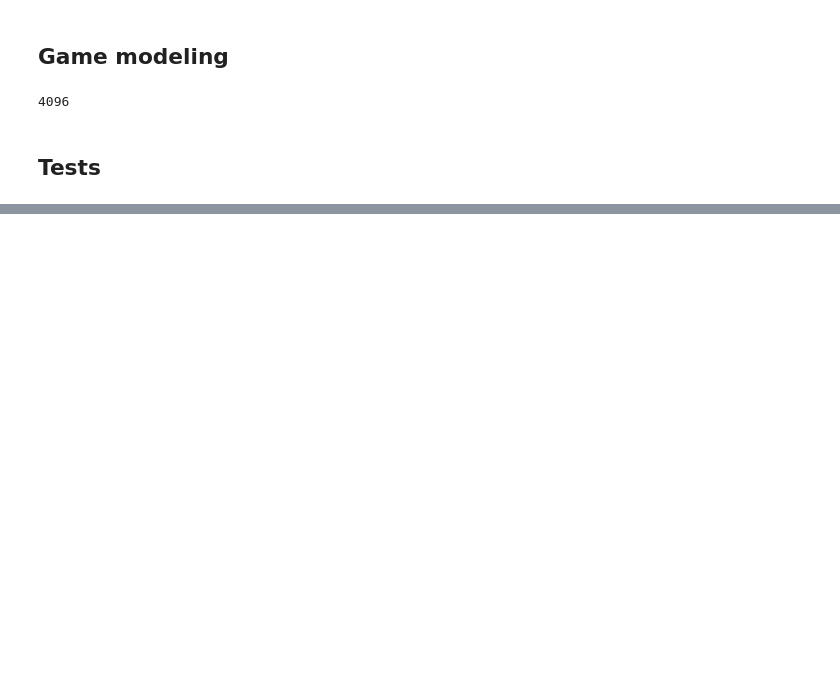
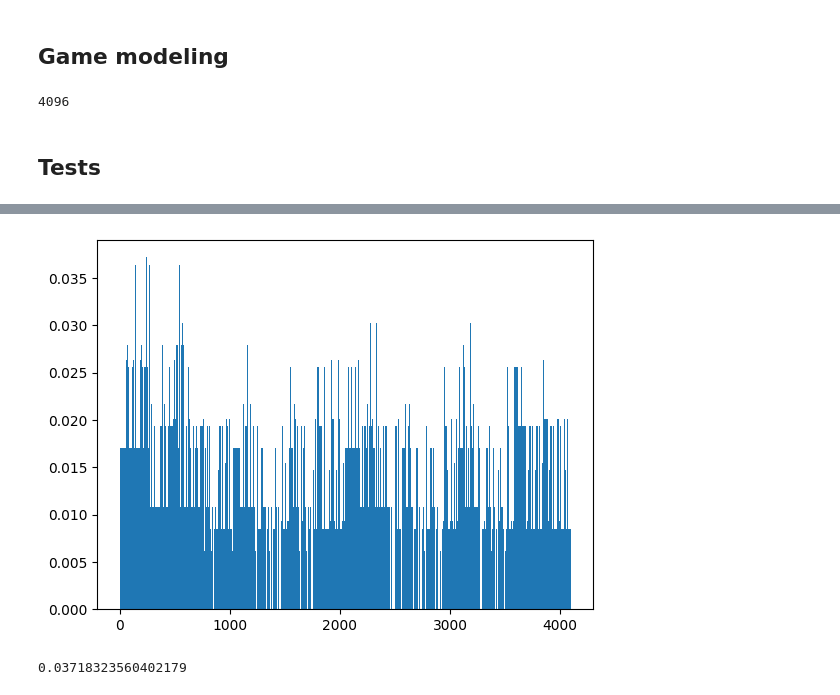
Before and after one commit to baptistechev/RL_CS, a Jupyter notebook: Test on MCCL/simulation_paper.ipynb, the cells around one changed output, grey strips where cells are left out. Drawn from its saved outputs; the diff is of its cells as text; code cells hidden in the pictures; blank space fills up the shorter version.

```diff
--- a/Test on MCCL/simulation_paper.ipynb
+++ b/Test on MCCL/simulation_paper.ipynb
@@ -335,0 +304,10 @@ np.average(res)
+# %%
+sequence_cost = generate_problem(5)
+real_argmax = np.argmax(sequence_cost)
+real_maximum = sequence_cost[real_argmax]
+plt.bar([i for i in np.arange(len(sequence_list))],sequence_cost,width=1.5)
+plt.show()
+real_maximum
+# %% [output]
+[figure, added]
+0.03718323560402179
```
Also changed, not shown: parts of 21 cells of this notebook, 2 other files.
